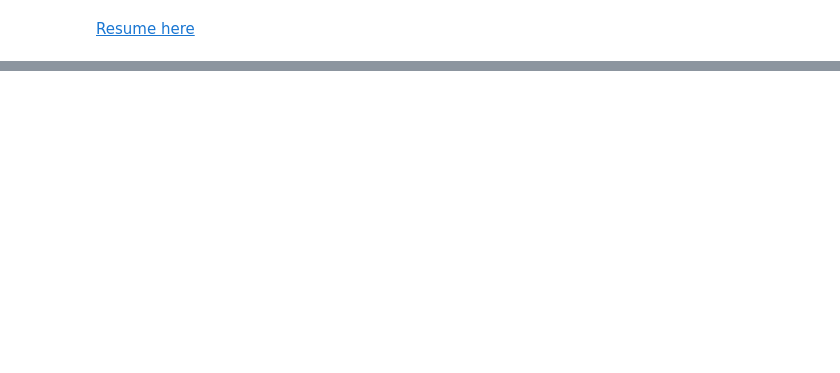
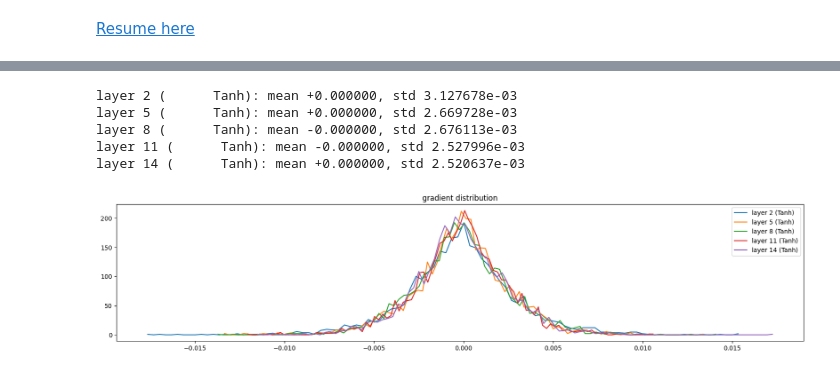
Before and after one commit to anirban-1009/Learning-MachineLearning, a Jupyter notebook: mlp2.ipynb, the cells around one changed output, grey strips where cells are left out. Cells and saved outputs as stored; diff of their text form; code cells hidden in the pictures; blank space fills up the shorter version.

```diff
--- a/mlp2.ipynb
+++ b/mlp2.ipynb
@@ -644,0 +721,21 @@ for p in parameters:
+# %%
+plt.figure(figsize=(20, 4))
+legends = []
+
+for i, layer in enumerate(layers[:-1]):
+    if isinstance(layer, Tanh):
+        t = layer.out.grad
+        print('layer %d (%10s): mean %+f, std %e' % (i, layer.__class__.__name__, t.mean(), t.std()))
+        hy, hx = torch.histogram(t, density=True)
+        plt.plot(hx[:-1].detach(), hy.detach())
+        legends.append(f'layer {i} ({layer.__class__.__name__})')
+plt.legend(legends)
+plt.title('gradient distribution')
+plt.show()
+# %% [output]
+layer 2 (      Tanh): mean +0.000000, std 3.127678e-03
+layer 5 (      Tanh): mean +0.000000, std 2.669728e-03
+layer 8 (      Tanh): mean -0.000000, std 2.676113e-03
+layer 11 (      Tanh): mean -0.000000, std 2.527996e-03
+layer 14 (      Tanh): mean +0.000000, std 2.520637e-03
+[figure, added]
```
Also changed, not shown: parts of 17 cells of this notebook, 1 other file.
